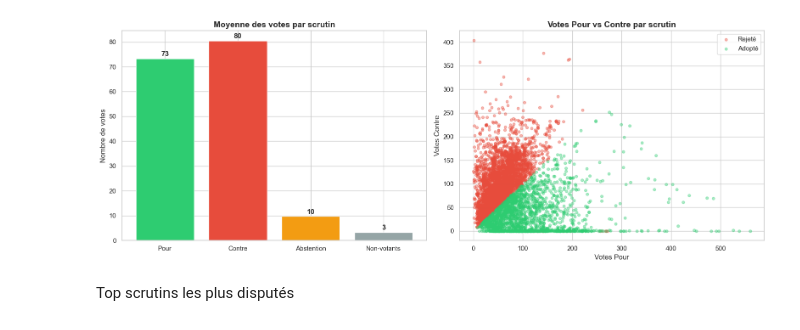
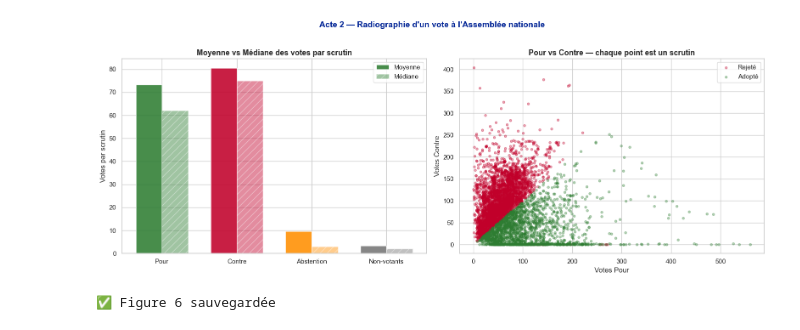
Before and after one commit to SNZAMBA65/data-pipeline-emploi, a Jupyter notebook: notebooks/02_analyse_scrutins.ipynb, the cells around one changed output. Saved outputs shown, nothing was run; the diff lists cells and outputs as text; code cells hidden in the pictures.

```diff
--- a/notebooks/02_analyse_scrutins.ipynb
+++ b/notebooks/02_analyse_scrutins.ipynb
@@ -89,45 +356,58 @@ Analyses des votes
 # %%
 fig, axes = plt.subplots(1, 2, figsize=(16, 6))
 
-# Distribution Pour vs Contre vs Abstention
 votes_data = pd.DataFrame({
-    "Type": ["Pour", "Contre", "Abstention", "Non-votants"],
+    "Type":    ["Pour", "Contre", "Abstention", "Non-votants"],
     "Moyenne": [
         df_scrutins["pour"].mean(),
         df_scrutins["contre"].mean(),
         df_scrutins["abstention"].mean(),
         df_scrutins["non_votant"].mean()
+    ],
+    "Médiane": [
+        df_scrutins["pour"].median(),
+        df_scrutins["contre"].median(),
+        df_scrutins["abstention"].median(),
+        df_scrutins["non_votant"].median()
     ]
 })
+couleurs_votes = ["#2E7D32", "#C1002A", "#FF8F00", "#757575"]
+x     = range(len(votes_data))
+width = 0.35
+axes[0].bar([i - width/2 for i in x], votes_data["Moyenne"],
+            width, label="Moyenne", color=couleurs_votes,
+            alpha=0.88, edgecolor="white")
+axes[0].bar([i + width/2 for i in x], votes_data["Médiane"],
+            width, label="Médiane", color=couleurs_votes,
+            alpha=0.45, edgecolor="white", hatch="//")
+axes[0].set_xticks(x)
+axes[0].set_xticklabels(votes_data["Type"])
+axes[0].set_ylabel("Votes par scrutin")
+axes[0].set_title("Moyenne vs Médiane des votes par scrutin",
+                   fontsize=13, fontweight="bold")
+axes[0].legend()
 
-colors = ["#2ecc71", "#e74c3c", "#f39c12", "#95a5a6"]
-axes[0].bar(votes_data["Type"], votes_data["Moyenne"], color=colors, edgecolor="white")
-axes[0].set_title("Moyenne des votes par scrutin", fontsize=14, fontweight="bold")
-axes[0].set_ylabel("Nombre de votes")
-for i, v in enumerate(votes_data["Moyenne"]):
-    axes[0].text(i, v + 1, f"{v:.0f}", ha="center", fontweight="bold")
-
-# Scatter : Pour vs Contre coloré par résultat
-adoptes   = df_scrutins[df_scrutins["adopte"] == True]
-rejetes   = df_scrutins[df_scrutins["adopte"] == False]
-
-axes[1].scatter(
-    rejetes["pour"], rejetes["contre"],
-    alpha=0.4, color="#e74c3c", label="Rejeté", s=20
-)
-axes[1].scatter(
-    adoptes["pour"], adoptes["contre"],
-    alpha=0.4, color="#2ecc71", label="Adopté", s=20
-)
+adoptes = df_scrutins[df_scrutins["adopte"] == True]
+rejetes = df_scrutins[df_scrutins["adopte"] == False]
+axes[1].scatter(rejetes["pour"], rejetes["contre"],
+                alpha=0.35, color="#C1002A", label="Rejeté", s=15)
+axes[1].scatter(adoptes["pour"], adoptes["contre"],
+                alpha=0.35, color="#2E7D32", label="Adopté", s=15)
 axes[1].set_xlabel("Votes Pour")
 axes[1].set_ylabel("Votes Contre")
-axes[1].set_title("Votes Pour vs Contre par scrutin", fontsize=14, fontweight="bold")
+axes[1].set_title("Pour vs Contre — chaque point est un scrutin",
+                   fontsize=13, fontweight="bold")
 axes[1].legend()
 
+plt.suptitle(
+    "Acte 2 — Radiographie d'un vote à l'Assemblée nationale",
+    fontsize=14, fontweight="bold", y=1.02, color="#002395"
+)
 plt.tight_layout()
-plt.savefig("../data/processed/05_votes_analyse.png", dpi=150, bbox_inches="tight")
+plt.savefig("../data/processed/06_anatomie_votes.png",
+            dpi=150, bbox_inches="tight")
 plt.show()
+print("✅ Figure 6 sauvegardée")
 # %% [output]
-[figure, old version]
+[figure, new version]
+✅ Figure 6 sauvegardée
-# %% [markdown]
-Top scrutins les plus disputés
```
Also changed, not shown: parts of 27 cells of this notebook, 3 other files.
